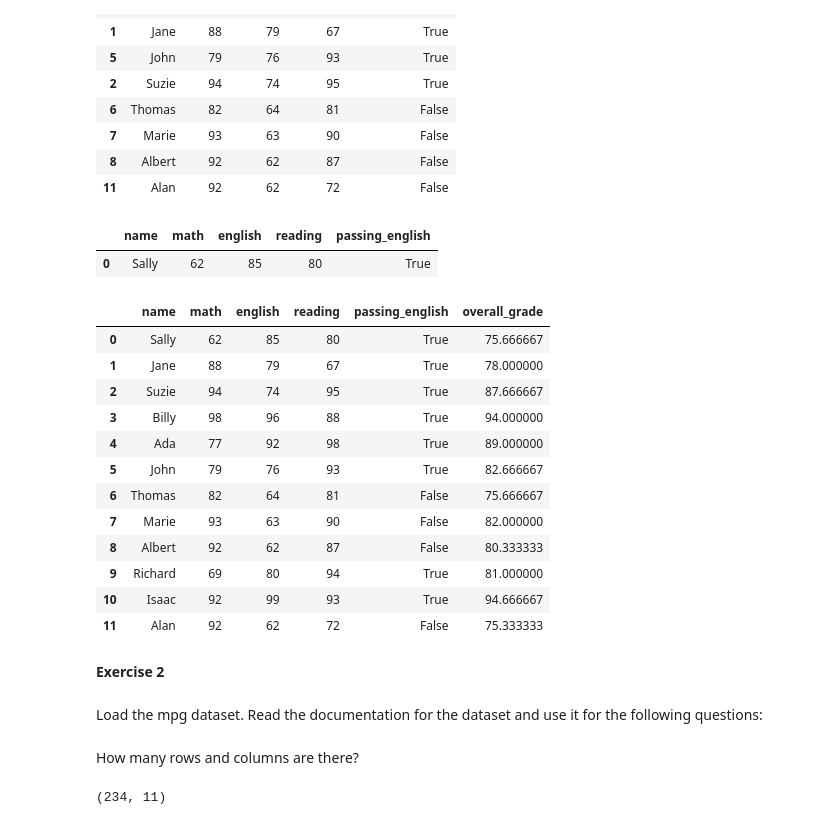
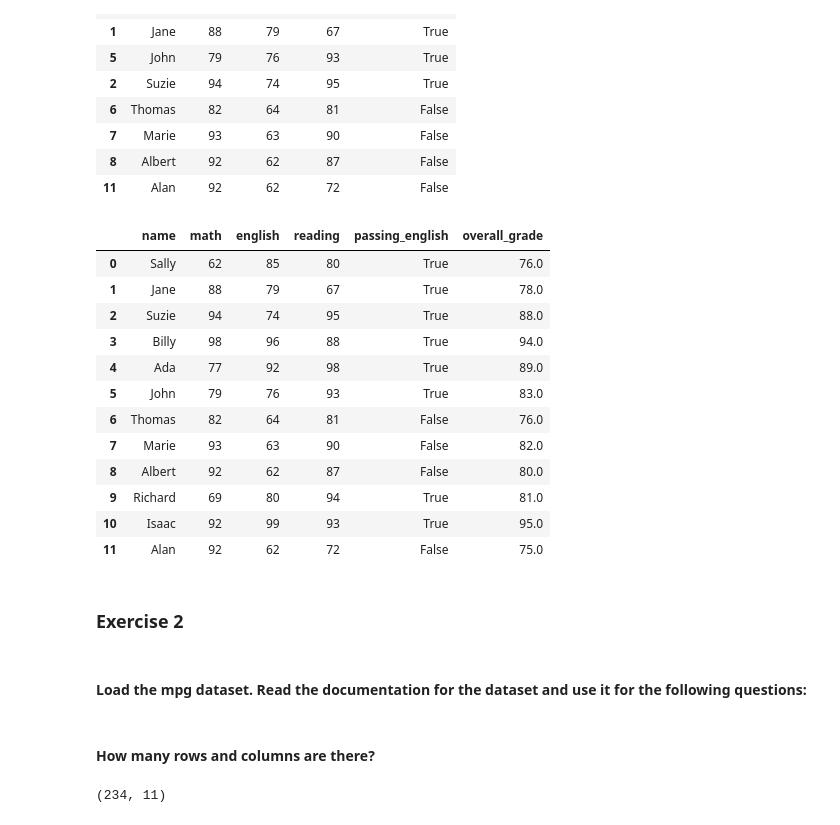
Before and after one commit to Jason-Tellez/numpy-pandas-visualization-exercises, a Jupyter notebook: dataframes.ipynb, the cells around one changed output. Drawn from its saved outputs; the diff is of its cells as text; code cells hidden in the pictures.

```diff
--- a/dataframes.ipynb
+++ b/dataframes.ipynb
@@ -83,36 +83,31 @@ df.sort_values(['passing_english', 'english'], ascending=False)
 | 7 | Marie | 93 | 63 | 90 | False |
 | 8 | Albert | 92 | 62 | 87 | False |
 | 11 | Alan | 92 | 62 | 72 | False |
-# %%
-df[df.index == 0]
-# %% [output]
-|  | name | math | english | reading | passing_english |
-| 0 | Sally | 62 | 85 | 80 | True |
 # %%
-df['overall_grade'] = (df.math + df.english + df.reading) / 3
+df['overall_grade'] = round((df.math + df.english + df.reading) / 3,0)
 df
 # %% [output]
 |  | name | math | english | reading | passing_english | overall_grade |
-| 0 | Sally | 62 | 85 | 80 | True | 75.666667 |
-| 1 | Jane | 88 | 79 | 67 | True | 78.000000 |
-| 2 | Suzie | 94 | 74 | 95 | True | 87.666667 |
-| 3 | Billy | 98 | 96 | 88 | True | 94.000000 |
-| 4 | Ada | 77 | 92 | 98 | True | 89.000000 |
-| 5 | John | 79 | 76 | 93 | True | 82.666667 |
-| 6 | Thomas | 82 | 64 | 81 | False | 75.666667 |
-| 7 | Marie | 93 | 63 | 90 | False | 82.000000 |
-| 8 | Albert | 92 | 62 | 87 | False | 80.333333 |
-| 9 | Richard | 69 | 80 | 94 | True | 81.000000 |
-| 10 | Isaac | 92 | 99 | 93 | True | 94.666667 |
-| 11 | Alan | 92 | 62 | 72 | False | 75.333333 |
+| 0 | Sally | 62 | 85 | 80 | True | 76.0 |
+| 1 | Jane | 88 | 79 | 67 | True | 78.0 |
+| 2 | Suzie | 94 | 74 | 95 | True | 88.0 |
+| 3 | Billy | 98 | 96 | 88 | True | 94.0 |
+| 4 | Ada | 77 | 92 | 98 | True | 89.0 |
+| 5 | John | 79 | 76 | 93 | True | 83.0 |
+| 6 | Thomas | 82 | 64 | 81 | False | 76.0 |
+| 7 | Marie | 93 | 63 | 90 | False | 82.0 |
+| 8 | Albert | 92 | 62 | 87 | False | 80.0 |
+| 9 | Richard | 69 | 80 | 94 | True | 81.0 |
+| 10 | Isaac | 92 | 99 | 93 | True | 95.0 |
+| 11 | Alan | 92 | 62 | 72 | False | 75.0 |
 # %% [markdown]
-**Exercise 2**
+### **Exercise 2**
 # %% [markdown]
-Load the mpg dataset. Read the documentation for the dataset and use it for the following questions:
+#### Load the mpg dataset. Read the documentation for the dataset and use it for the following questions:
 # %%
 mpg = data('mpg')
 # %% [markdown]
-How many rows and columns are there?
+#### How many rows and columns are there?
 # %%
 mpg.shape
 # %% [output]
```
Also changed, not shown: parts of 23 cells of this notebook.
